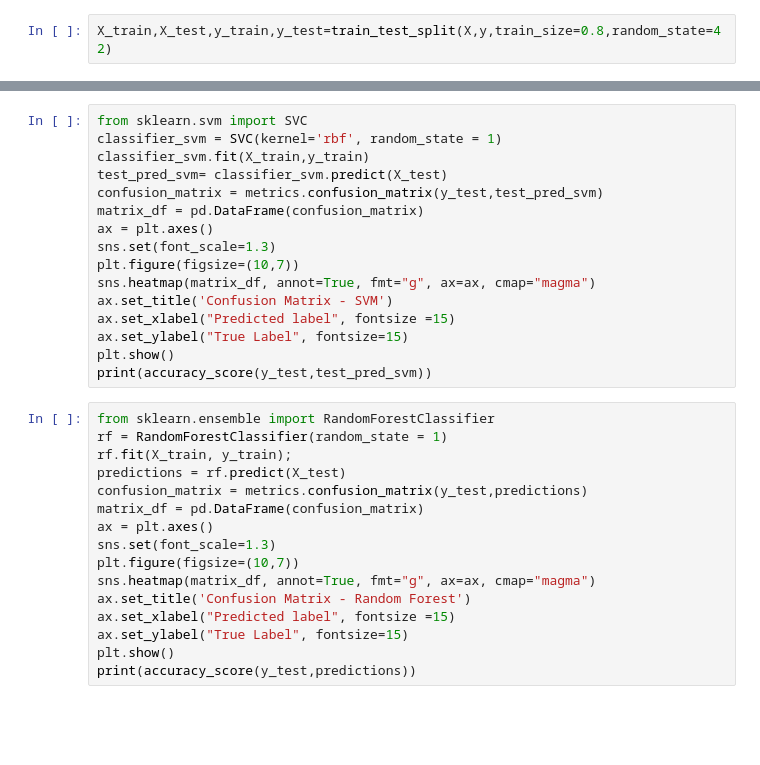
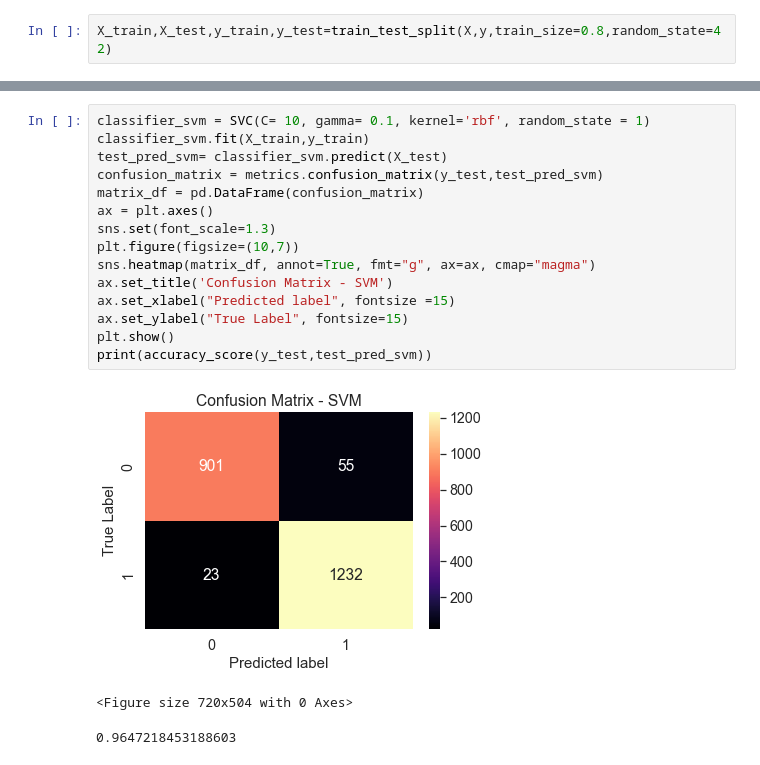
Before and after one commit to abhimanyu-atri/phishing-website-classifier, a Jupyter notebook: model.ipynb, the cells around one changed output, grey strips where cells are left out. Drawn from its saved outputs; the diff is of its cells as text; blank space fills up the shorter version.

```diff
--- a/model.ipynb
+++ b/model.ipynb
@@ -97,32 +224,19 @@ print(accuracy_score(y_test, y_pred))
 # %%
-from sklearn.svm import SVC
-classifier_svm = SVC(kernel='rbf', random_state = 1)
+classifier_svm = SVC(C= 10, gamma= 0.1, kernel='rbf', random_state = 1)
 classifier_svm.fit(X_train,y_train)
 test_pred_svm= classifier_svm.predict(X_test)
 confusion_matrix = metrics.confusion_matrix(y_test,test_pred_svm)
 matrix_df = pd.DataFrame(confusion_matrix)
 ax = plt.axes()
 sns.set(font_scale=1.3)
 plt.figure(figsize=(10,7))
 sns.heatmap(matrix_df, annot=True, fmt="g", ax=ax, cmap="magma")
 ax.set_title('Confusion Matrix - SVM')
 ax.set_xlabel("Predicted label", fontsize =15)
 ax.set_ylabel("True Label", fontsize=15)
 plt.show()
 print(accuracy_score(y_test,test_pred_svm))
+# %% [output]
+[figure, added]
+<Figure size 720x504 with 0 Axes>
+0.9647218453188603
-# %%
-from sklearn.ensemble import RandomForestClassifier
-rf = RandomForestClassifier(random_state = 1)
-rf.fit(X_train, y_train);
-predictions = rf.predict(X_test)
-confusion_matrix = metrics.confusion_matrix(y_test,predictions)
-matrix_df = pd.DataFrame(confusion_matrix)
-ax = plt.axes()
-sns.set(font_scale=1.3)
-plt.figure(figsize=(10,7))
-sns.heatmap(matrix_df, annot=True, fmt="g", ax=ax, cmap="magma")
-ax.set_title('Confusion Matrix - Random Forest')
-ax.set_xlabel("Predicted label", fontsize =15)
-ax.set_ylabel("True Label", fontsize=15)
-plt.show()
-print(accuracy_score(y_test,predictions))
```
Also changed, not shown: parts of 18 cells of this notebook, 6 other files.
